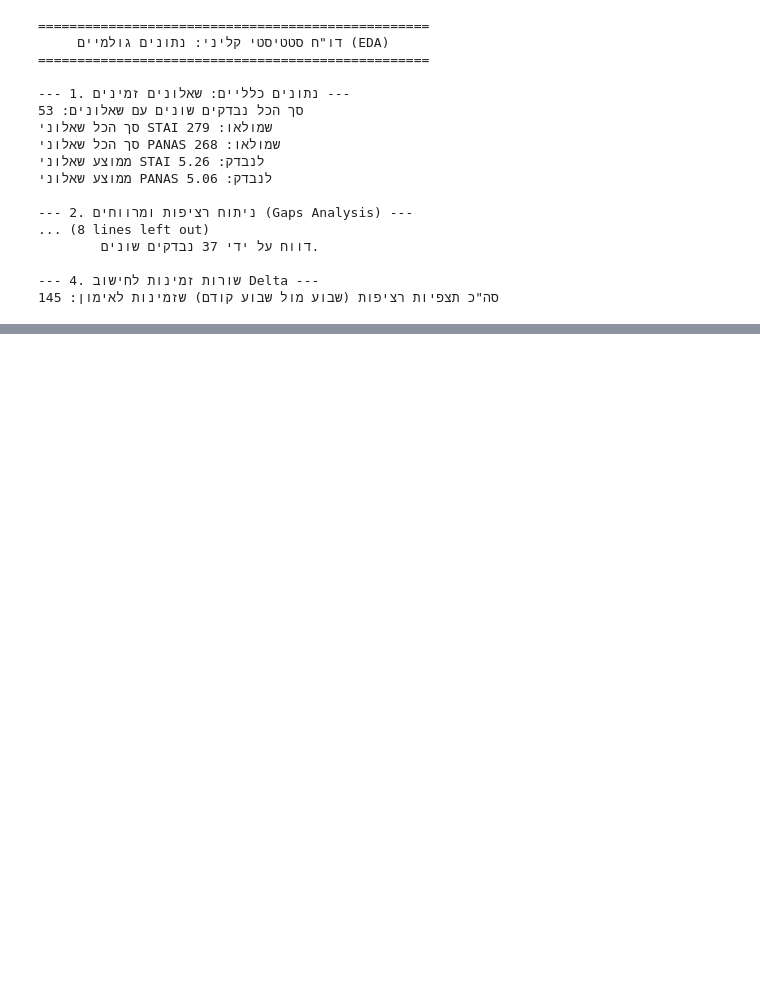
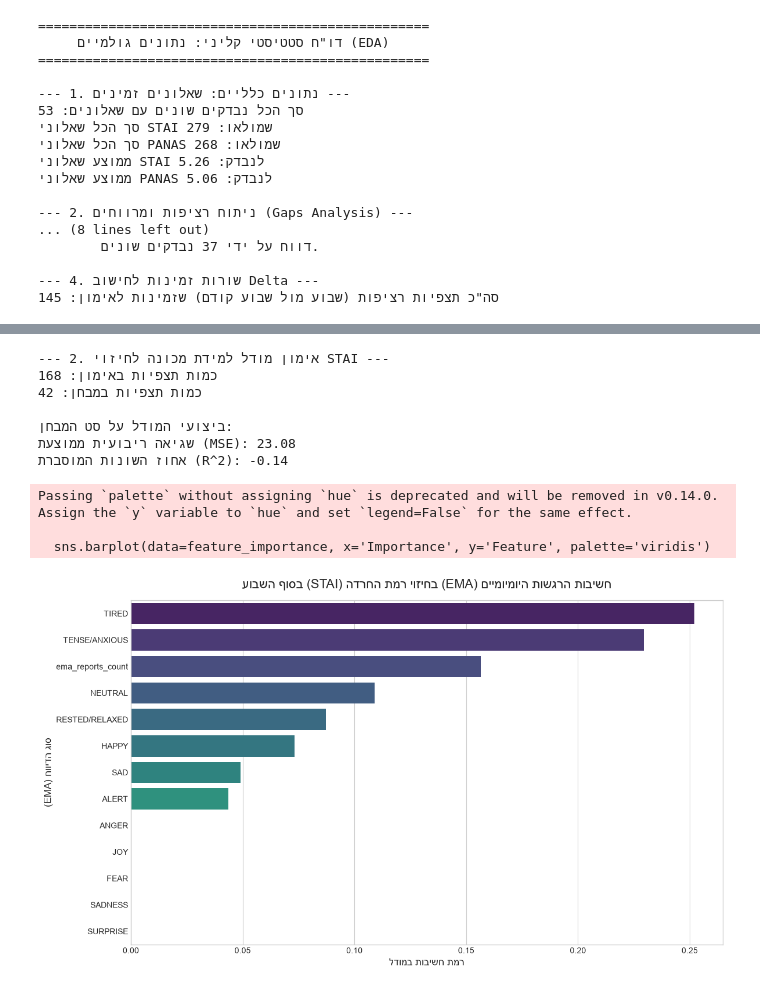
Before and after one commit to MoriahTDaniel/lifesnaps_project, a Jupyter notebook: notebooks/02_week_eda.ipynb, the cells around one changed output, grey strips where cells are left out. Saved outputs shown, nothing was run; the diff lists cells and outputs as text; code cells hidden in the pictures; blank space fills up the shorter version.

```diff
--- a/notebooks/02_week_eda.ipynb
+++ b/notebooks/02_week_eda.ipynb
@@ -160,0 +349,77 @@ print(f"סה\"כ תצפיות רציפות (שבוע מול שבוע קודם)
+# %%
+from sklearn.model_selection import train_test_split
+from sklearn.ensemble import RandomForestRegressor
+from sklearn.metrics import mean_squared_error, r2_score
+import matplotlib.pyplot as plt
+import seaborn as sns
+import numpy as np
+
+print("\n--- 2. אימון מודל למידת מכונה לחיזוי STAI ---")
+
+# נגדיר את הפיצ'רים והמטרה
+features = mood_cols + ['ema_reports_count']
+target = 'stai_stress'
+
+# העתקת הנתונים כדי לא לפגוע בטבלה המקורית
+train_data = model_df.copy()
+
+# השלמת ערכים חסרים בפיצ'רים של ה-EMA ל-0
+# (אם מישהו לא דיווח על 'עייפות' השבוע, האחוז שלו הוא 0)
+train_data[features] = train_data[features].fillna(0)
+
+# נסנן רק שורות שאולי חסר בהן ציון היעד (למרות שכבר ראינו שאין)
+train_data = train_data.dropna(subset=[target])
+
+X = train_data[features]
+y = train_data[target]
+
+# חלוקה לסט אימון (80%) וסט בדיקה (20%)
+X_train, X_test, y_train, y_test = train_test_split(X, y, test_size=0.2, random_state=42)
+
+# הגדרת ואימון מודל יער אקראי
+rf_model = RandomForestRegressor(n_estimators=100, random_state=42, max_depth=5)
+rf_model.fit(X_train, y_train)
+
+# ביצוע תחזיות על סט הבדיקה
+predictions = rf_model.predict(X_test)
+
+# חישוב ביצועי המודל
+mse = mean_squared_error(y_test, predictions)
+r2 = r2_score(y_test, predictions)
+
+print(f"כמות תצפיות באימון: {len(X_train)}")
+print(f"כמות תצפיות במבחן: {len(X_test)}")
+print(f"\nביצועי המודל על סט המבחן:")
+print(f"שגיאה ריבועית ממוצעת (MSE): {mse:.2f}")
+print(f"אחוז השונות המוסברת (R^2): {r2:.2f}")
+
+# ==========================================
+# שרטוט גרף: חשיבות הפיצ'רים (Feature Importance)
+# ==========================================
+feature_importance = pd.DataFrame({
+    'Feature': features,
+    'Importance': rf_model.feature_importances_
+}).sort_values(by='Importance', ascending=False)
+
+# ננקה קצת את שמות הפיצ'רים בגרף כדי שיהיה יפה יותר
+feature_importance['Feature'] = feature_importance['Feature'].str.replace('mood_', '')
+
+plt.figure(figsize=(12, 7))
+sns.barplot(data=feature_importance, x='Importance', y='Feature', palette='viridis')
+plt.title("חשיבות הרגשות היומיומיים (EMA) בחיזוי רמת החרדה (STAI) בסוף השבוע", fontsize=16, pad=15)
+plt.xlabel("רמת חשיבות במודל", fontsize=12)
+plt.ylabel("סוג הדיווח (EMA)", fontsize=12)
+plt.tight_layout()
+plt.show()
+# %% [output]
+--- 2. אימון מודל למידת מכונה לחיזוי STAI ---
+כמות תצפיות באימון: 168
+כמות תצפיות במבחן: 42
+
+ביצועי המודל על סט המבחן:
+שגיאה ריבועית ממוצעת (MSE): 23.08
+אחוז השונות המוסברת (R^2): -0.14
+Passing `palette` without assigning `hue` is deprecated and will be removed in v0.14.0. Assign the `y` variable to `hue` and set `legend=False` for the same effect.
+
+  sns.barplot(data=feature_importance, x='Importance', y='Feature', palette='viridis')
+[figure, added]
```
Also changed, not shown: parts of 19 cells of this notebook.
